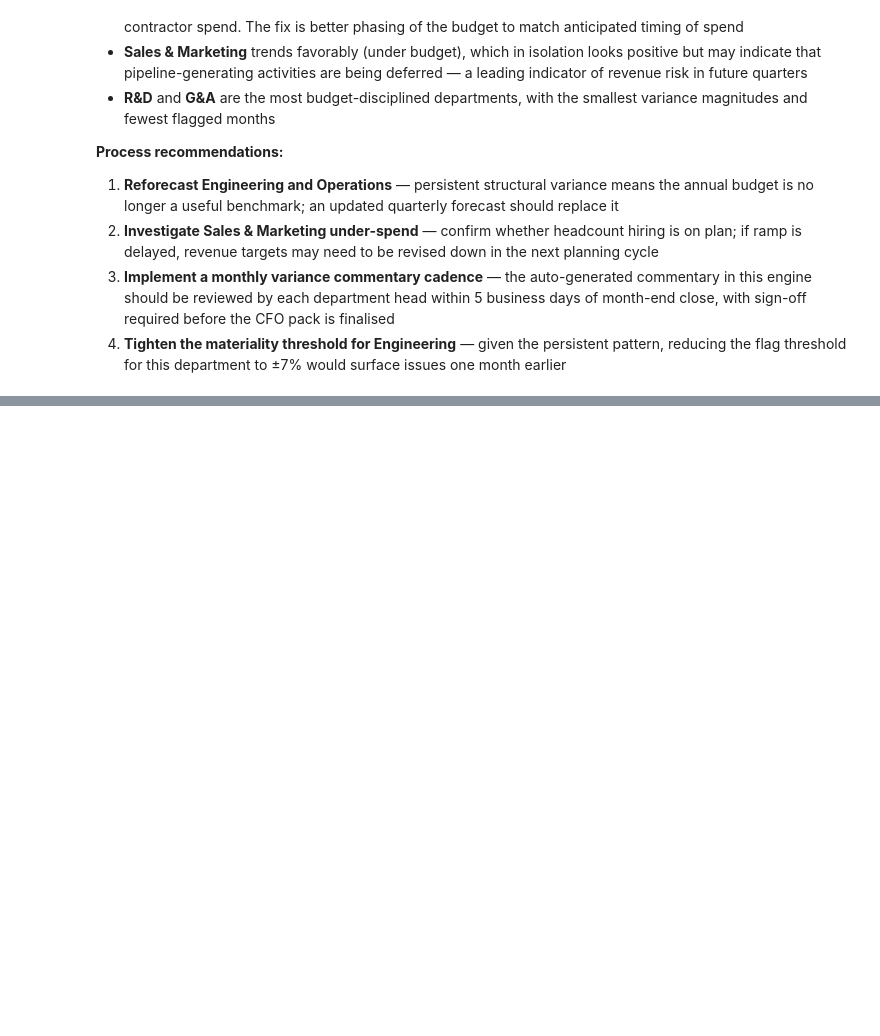
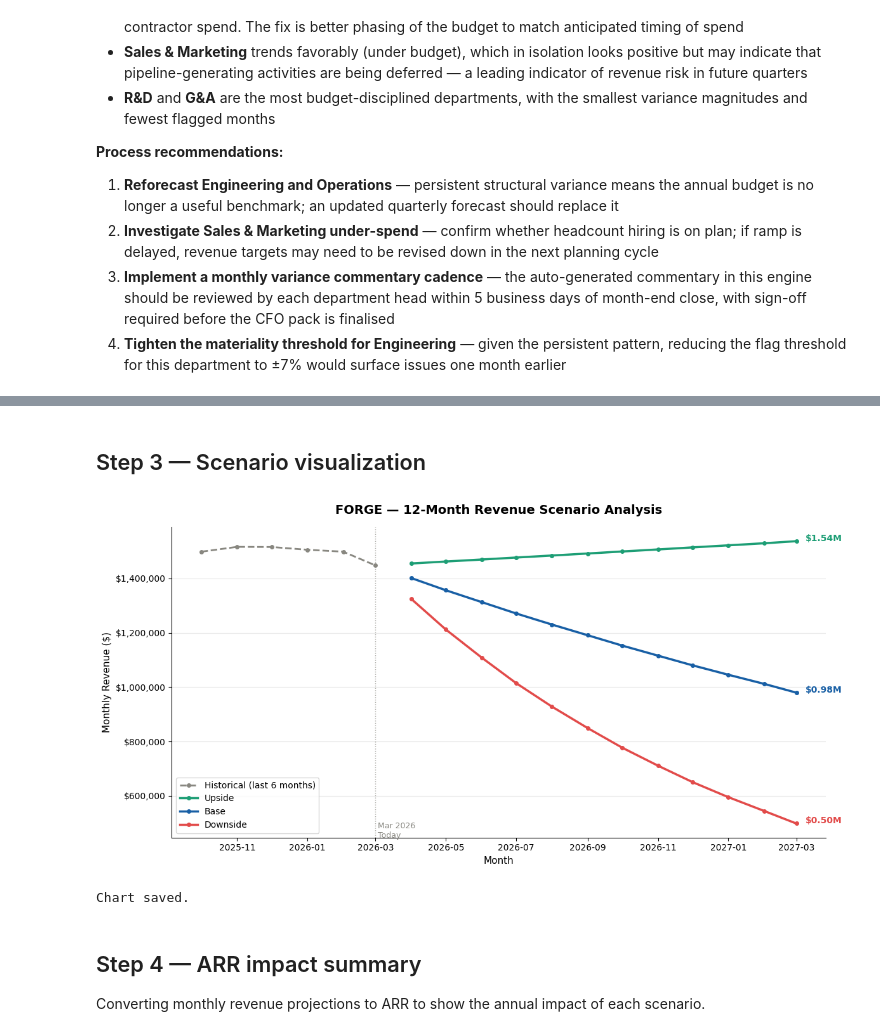
Before and after one commit to antoniojhm1/fpa-portfolio, a Jupyter notebook: notebooks/03_variance_engine.ipynb, the cells around one changed output, grey strips where cells are left out. Cells and saved outputs as stored; diff of their text form; code cells hidden in the pictures; blank space fills up the shorter version.

```diff
--- a/notebooks/03_variance_engine.ipynb
+++ b/notebooks/03_variance_engine.ipynb
@@ -349,0 +496,52 @@ Heatmap saved to data/variance_heatmap.png
+# %% [markdown]
+## Step 3 — Scenario visualization
+# %%
+fig, ax = plt.subplots(figsize=(12, 6))
+
+# Plot historical revenue (last 6 months)
+historical = baseline.tail(6)
+ax.plot(historical['month'], historical['total_revenue'],
+        color='#888780', linewidth=2, linestyle='--',
+        marker='o', markersize=4, label='Historical (last 6 months)')
+
+# Plot each scenario
+for scenario_name, params in scenarios.items():
+    df = results[scenario_name]
+    ax.plot(df['month'], df['revenue'],
+            color=params['color'], linewidth=2.5,
+            marker='o', markersize=4, label=scenario_name)
+    # Add end value label
+    ax.annotate(f"${df['revenue'].iloc[-1]/1e6:.2f}M",
+                xy=(df['month'].iloc[-1], df['revenue'].iloc[-1]),
+                xytext=(10, 0), textcoords='offset points',
+                fontsize=10, fontweight='bold',
+                color=params['color'])
+
+# Add vertical line at today
+ax.axvline(x=last_month, color='#888780', linewidth=1,
+           linestyle=':', alpha=0.7)
+ax.text(last_month, ax.get_ylim()[0], ' Mar 2026\n Today',
+        fontsize=9, color='#888780')
+
+ax.set_title('FORGE — 12-Month Revenue Scenario Analysis',
+             fontsize=14, fontweight='bold', pad=15)
+ax.set_xlabel('Month', fontsize=11)
+ax.set_ylabel('Monthly Revenue ($)', fontsize=11)
+ax.yaxis.set_major_formatter(mticker.FuncFormatter(
+    lambda x, p: f'${x:,.0f}'))
+ax.legend(fontsize=10)
+ax.grid(axis='y', alpha=0.3)
+ax.spines['top'].set_visible(False)
+ax.spines['right'].set_visible(False)
+
+plt.tight_layout()
+plt.savefig('../data/scenario_analysis.png', dpi=150, bbox_inches='tight')
+plt.show()
+print("Chart saved.")
+# %% [output]
+[figure, added]
+Chart saved.
+# %% [markdown]
+## Step 4 — ARR impact summary
+
+Converting monthly revenue projections to ARR to show the annual impact of each scenario.
```
Also changed, not shown: parts of 6 cells of this notebook.
